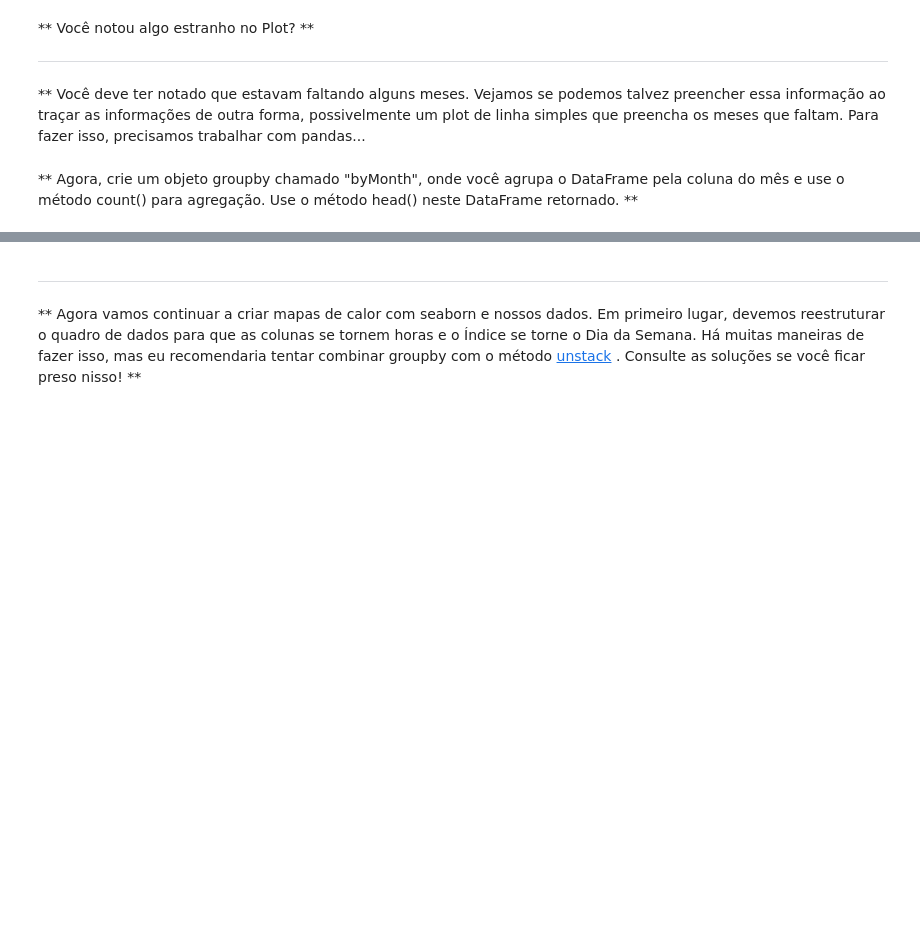
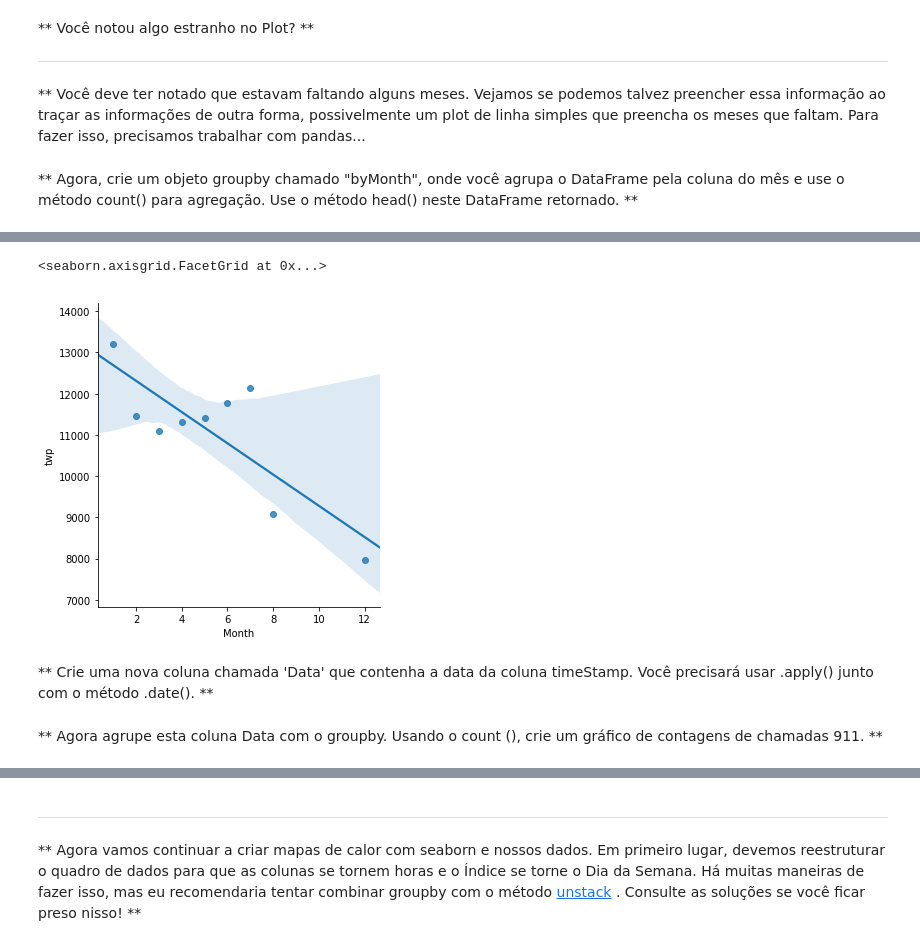
Before and after one commit to thiagosilva95/exercising-python-to-data-science, a Jupyter notebook: data-science-projects/Projeto - Ligações para o 911.ipynb, the cells around one changed output, grey strips where cells are left out. Saved outputs shown, nothing was run; the diff lists cells and outputs as text; code cells hidden in the pictures; blank space fills up the shorter version.

Commit message:
finish data science projetc 911

```diff
--- a/data-science-projects/Projeto - Ligações para o 911.ipynb
+++ b/data-science-projects/Projeto - Ligações para o 911.ipynb
@@ -179,0 +218,7 @@ _____
+# %%
+sns.lmplot(x='Month', y='twp', data=byMonth.reset_index())
+# %% [output]
+<seaborn.axisgrid.FacetGrid at 0x...>
+[figure, added]
+# %% [markdown]
+** Crie uma nova coluna chamada 'Data' que contenha a data da coluna timeStamp. Você precisará usar .apply() junto com o método .date(). **
@@ -179,0 +227,2 @@ _____
+# %% [markdown]
+** Agora agrupe esta coluna Data com o groupby. Usando o count (), crie um gráfico de contagens de chamadas 911. **
```
Also changed, not shown: parts of 40 cells of this notebook.
